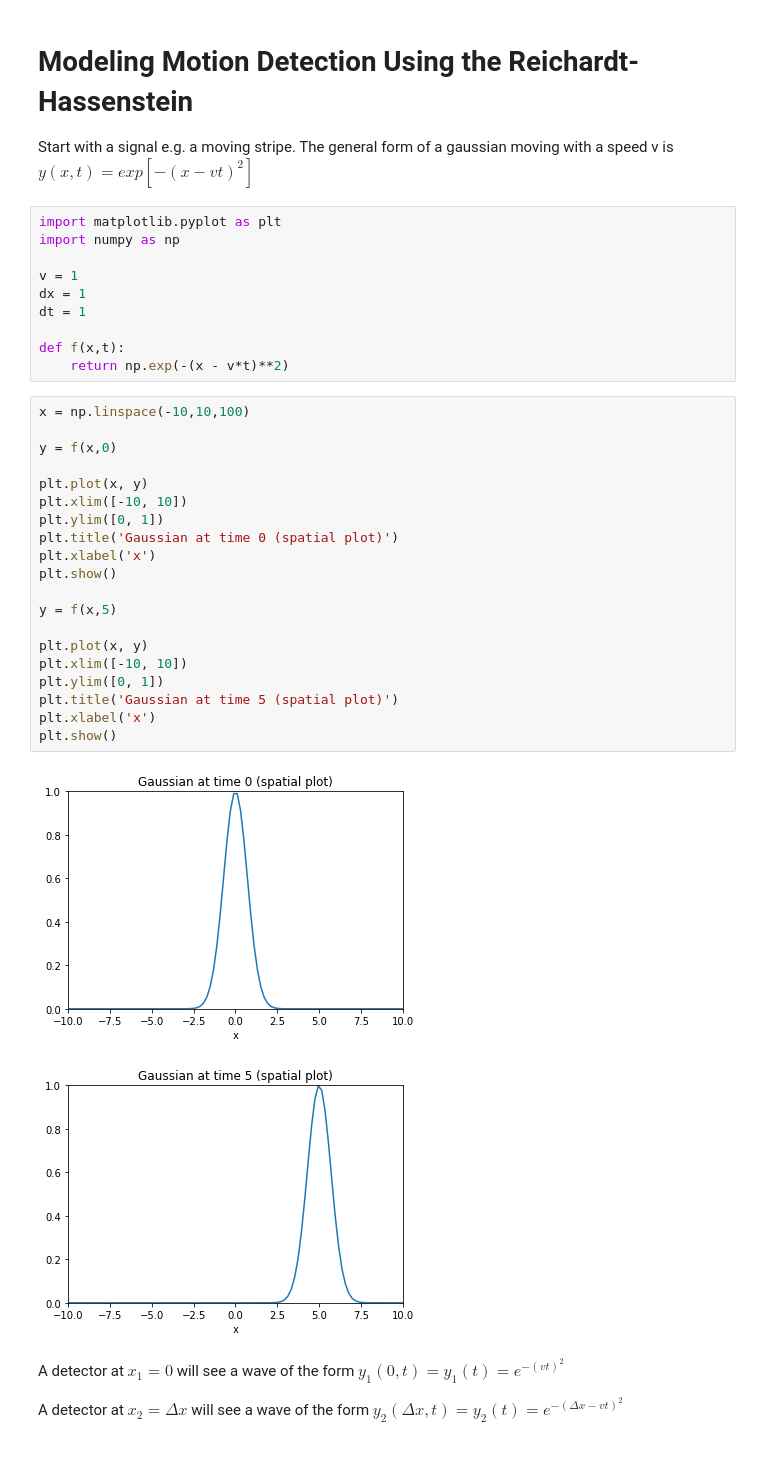
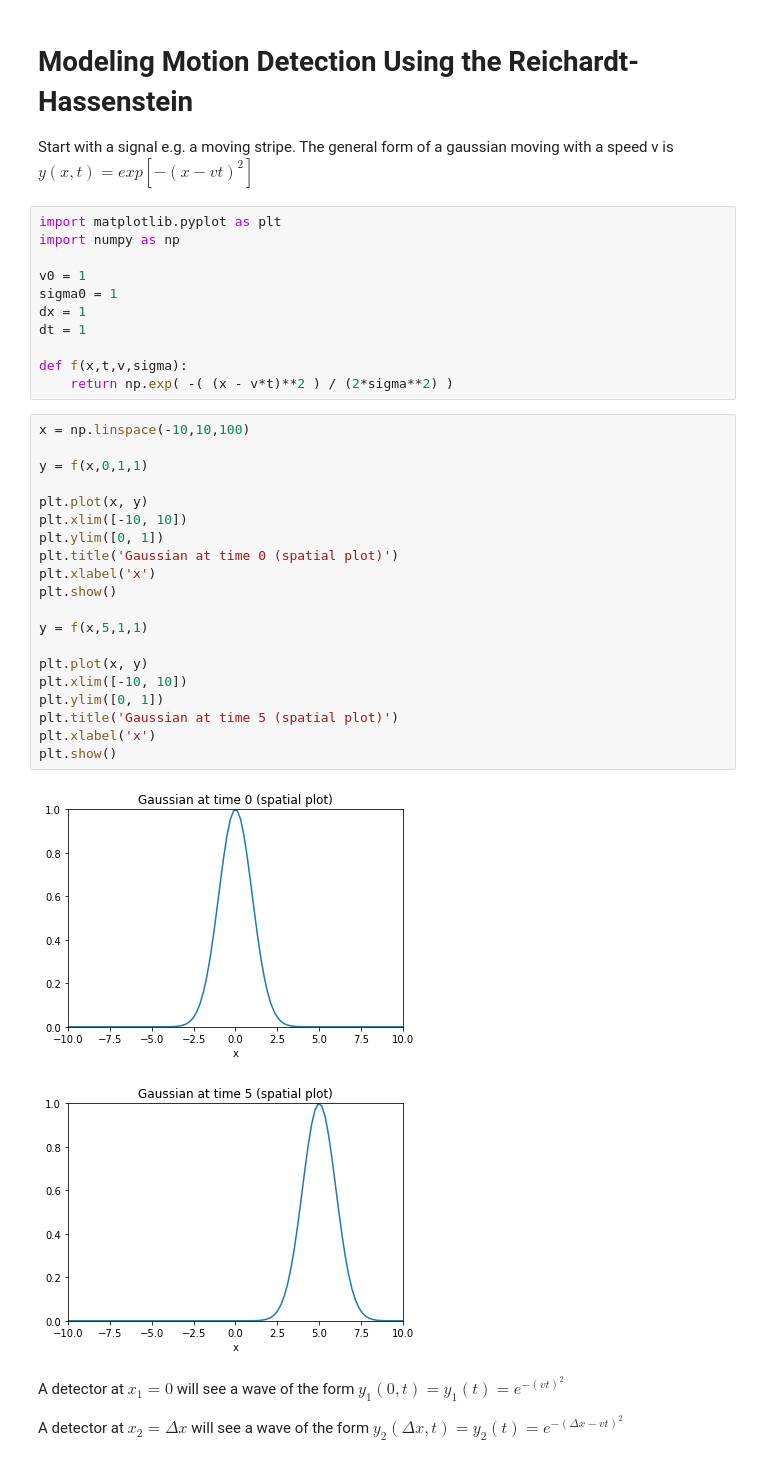
Before and after one commit to aatishb/motiondetection, a Jupyter notebook: Motion Detection.ipynb, the cells around one changed output. Drawn from its saved outputs; the diff is of its cells as text.

```diff
--- a/Motion Detection.ipynb
+++ b/Motion Detection.ipynb
@@ -6,35 +6,36 @@ Start with a signal e.g. a moving stripe. The general form of a gaussian moving
 import matplotlib.pyplot as plt
 import numpy as np
 
-v = 1
+v0 = 1
+sigma0 = 1
 dx = 1
 dt = 1
 
-def f(x,t):
-    return np.exp(-(x - v*t)**2)
+def f(x,t,v,sigma):
+    return np.exp( -( (x - v*t)**2 ) / (2*sigma**2) )
 # %%
 x = np.linspace(-10,10,100)
 
-y = f(x,0)
+y = f(x,0,1,1)
 
 plt.plot(x, y)
 plt.xlim([-10, 10])
 plt.ylim([0, 1])
 plt.title('Gaussian at time 0 (spatial plot)')
 plt.xlabel('x')
 plt.show()
 
-y = f(x,5)
+y = f(x,5,1,1)
 
 plt.plot(x, y)
 plt.xlim([-10, 10])
 plt.ylim([0, 1])
 plt.title('Gaussian at time 5 (spatial plot)')
 plt.xlabel('x')
 plt.show()
 # %% [output]
-[figure, old version]
+[figure, new version]
-[figure, old version]
+[figure, new version]
 # %% [markdown]
 A detector at $x_1 = 0$ will see a wave of the form
 $y_1(0,t) = y_1(t) = e^{-(vt)^2}$
```
Also changed, not shown: parts of 7 cells of this notebook.
